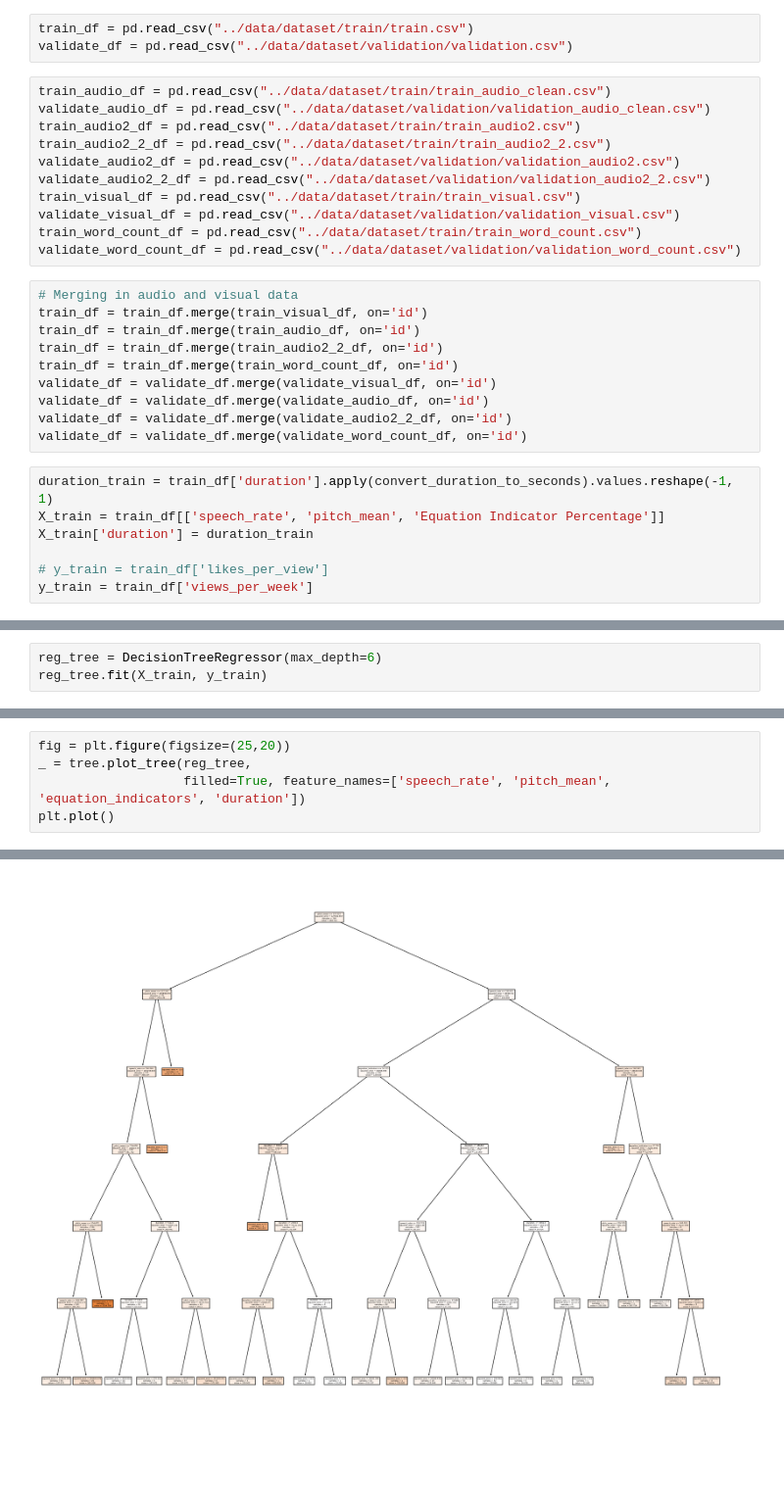
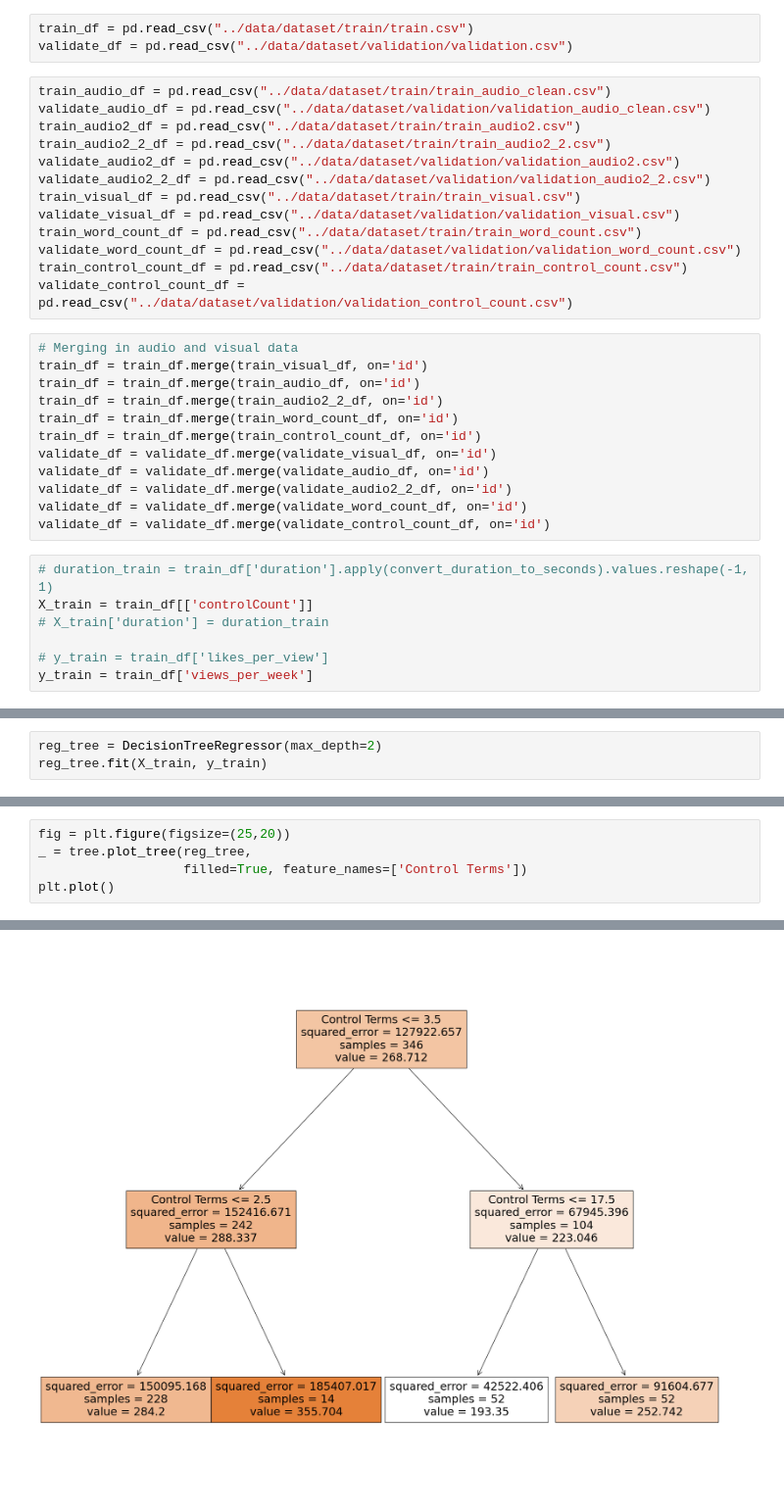
Before and after one commit to LeeJavaa/final_year_project, a Jupyter notebook: analysis/regression_tree.ipynb, the cells around one changed output, grey strips where cells are left out. Shown: that part at 98% size. Saved outputs shown, nothing was run; the diff lists cells and outputs as text; blank space fills up the shorter version.

```diff
--- a/analysis/regression_tree.ipynb
+++ b/analysis/regression_tree.ipynb
@@ -33,20 +33,24 @@ train_visual_df = pd.read_csv("../data/dataset/train/train_visual.csv")
 validate_visual_df = pd.read_csv("../data/dataset/validation/validation_visual.csv")
 train_word_count_df = pd.read_csv("../data/dataset/train/train_word_count.csv")
 validate_word_count_df = pd.read_csv("../data/dataset/validation/validation_word_count.csv")
+train_control_count_df = pd.read_csv("../data/dataset/train/train_control_count.csv")
+validate_control_count_df = pd.read_csv("../data/dataset/validation/validation_control_count.csv")
 # %%
 # Merging in audio and visual data
 train_df = train_df.merge(train_visual_df, on='id')
 train_df = train_df.merge(train_audio_df, on='id')
 train_df = train_df.merge(train_audio2_2_df, on='id')
 train_df = train_df.merge(train_word_count_df, on='id')
+train_df = train_df.merge(train_control_count_df, on='id')
 validate_df = validate_df.merge(validate_visual_df, on='id')
 validate_df = validate_df.merge(validate_audio_df, on='id')
 validate_df = validate_df.merge(validate_audio2_2_df, on='id')
 validate_df = validate_df.merge(validate_word_count_df, on='id')
+validate_df = validate_df.merge(validate_control_count_df, on='id')
 # %%
-duration_train = train_df['duration'].apply(convert_duration_to_seconds).values.reshape(-1, 1)
-X_train = train_df[['speech_rate', 'pitch_mean', 'Equation Indicator Percentage']]
-X_train['duration'] = duration_train
+# duration_train = train_df['duration'].apply(convert_duration_to_seconds).values.reshape(-1, 1)
+X_train = train_df[['controlCount']]
+# X_train['duration'] = duration_train
 
 # y_train = train_df['likes_per_view']
 y_train = train_df['views_per_week']
@@ -69,4 +61,4 @@ See the caveats in the documentation: https://pandas.pydata.org/pandas-docs/stab
 # %%
-reg_tree = DecisionTreeRegressor(max_depth=6)
+reg_tree = DecisionTreeRegressor(max_depth=2)
 reg_tree.fit(X_train, y_train)
 # %% [output]
@@ -127,8 +119,8 @@ Root Mean Squared Error for VPW: 409.0849865451347
 # %%
 fig = plt.figure(figsize=(25,20))
 _ = tree.plot_tree(reg_tree,
-                   filled=True, feature_names=['speech_rate', 'pitch_mean', 'equation_indicators', 'duration'])
+                   filled=True, feature_names=['Control Terms'])
 plt.plot()
 # %% [output]
 []
-[figure, old version]
+[figure, new version]
```
Also changed, not shown: parts of 7 cells of this notebook, 2 other files.
